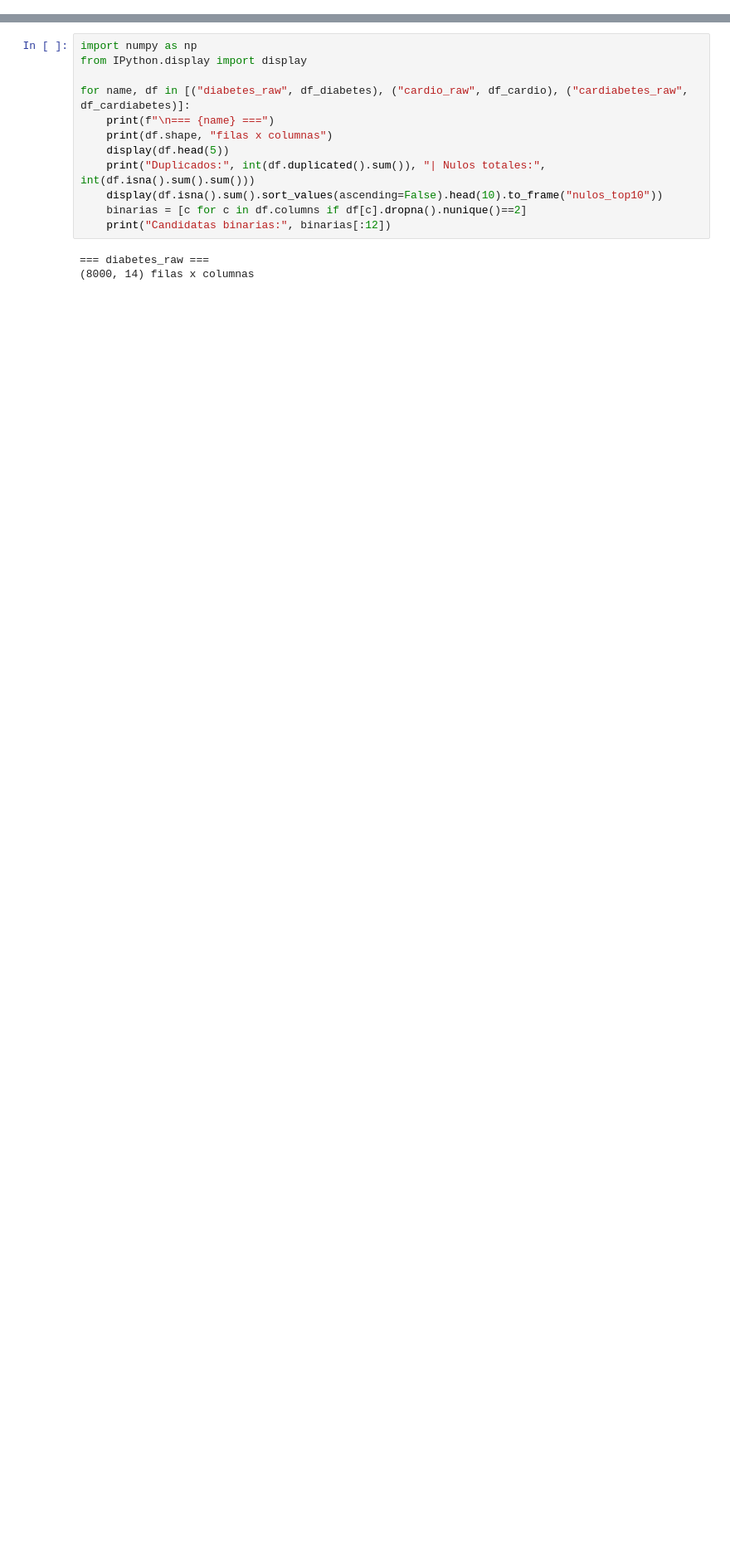
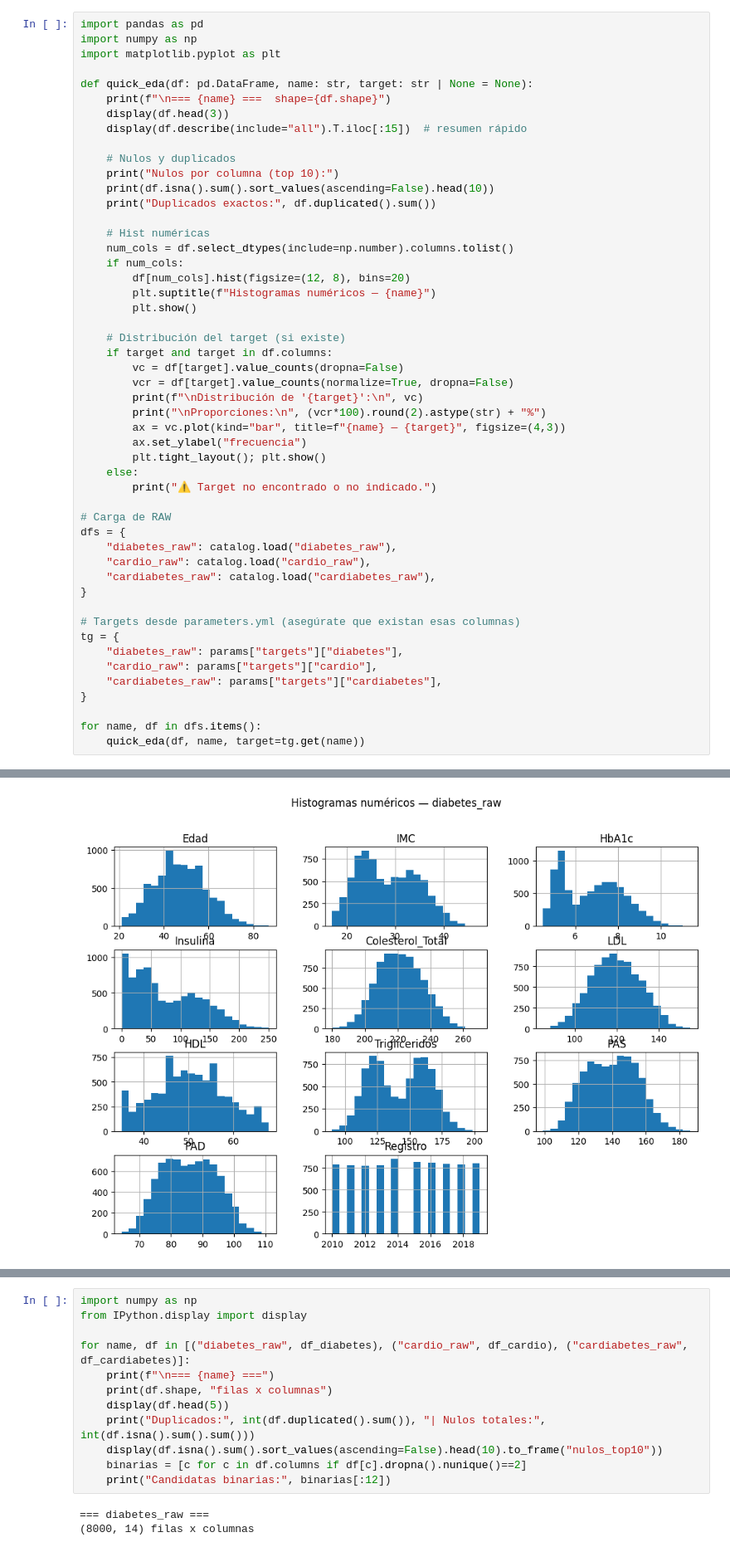
Before and after one commit to nick21aka/proyecto-ml, a Jupyter notebook: notebooks/02_data_understanding.ipynb, the cells around one changed output, grey strips where cells are left out. Shown: that part at 83% size. Saved outputs shown, nothing was run; the diff lists cells and outputs as text; blank space fills up the shorter version.

```diff
--- a/notebooks/02_data_understanding.ipynb
+++ b/notebooks/02_data_understanding.ipynb
@@ -0,0 +1,51 @@
+# %%
+import pandas as pd
+import numpy as np
+import matplotlib.pyplot as plt
+
+def quick_eda(df: pd.DataFrame, name: str, target: str | None = None):
+    print(f"\n=== {name} ===  shape={df.shape}")
+    display(df.head(3))
+    display(df.describe(include="all").T.iloc[:15])  # resumen rápido
+
+    # Nulos y duplicados
+    print("Nulos por columna (top 10):")
+    print(df.isna().sum().sort_values(ascending=False).head(10))
+    print("Duplicados exactos:", df.duplicated().sum())
+
+    # Hist numéricas
+    num_cols = df.select_dtypes(include=np.number).columns.tolist()
+    if num_cols:
+        df[num_cols].hist(figsize=(12, 8), bins=20)
+        plt.suptitle(f"Histogramas numéricos — {name}")
+        plt.show()
+
+    # Distribución del target (si existe)
+    if target and target in df.columns:
+        vc = df[target].value_counts(dropna=False)
+        vcr = df[target].value_counts(normalize=True, dropna=False)
+        print(f"\nDistribución de '{target}':\n", vc)
+        print("\nProporciones:\n", (vcr*100).round(2).astype(str) + "%")
+        ax = vc.plot(kind="bar", title=f"{name} — {target}", figsize=(4,3))
+        ax.set_ylabel("frecuencia")
+        plt.tight_layout(); plt.show()
+    else:
+        print("⚠️ Target no encontrado o no indicado.")
+
+# Carga de RAW
+dfs = {
+    "diabetes_raw": catalog.load("diabetes_raw"),
+    "cardio_raw": catalog.load("cardio_raw"),
+    "cardiabetes_raw": catalog.load("cardiabetes_raw"),
+}
+
+# Targets desde parameters.yml (asegúrate que existan esas columnas)
+tg = {
+    "diabetes_raw": params["targets"]["diabetes"],
+    "cardio_raw": params["targets"]["cardio"],
+    "cardiabetes_raw": params["targets"]["cardiabetes"],
+}
+
+for name, df in dfs.items():
+    quick_eda(df, name, target=tg.get(name))
+# %% [output]
@@ -0,0 +91 @@
+[figure, added]
```
Also changed, not shown: parts of 2 cells of this notebook, 26 other files.
